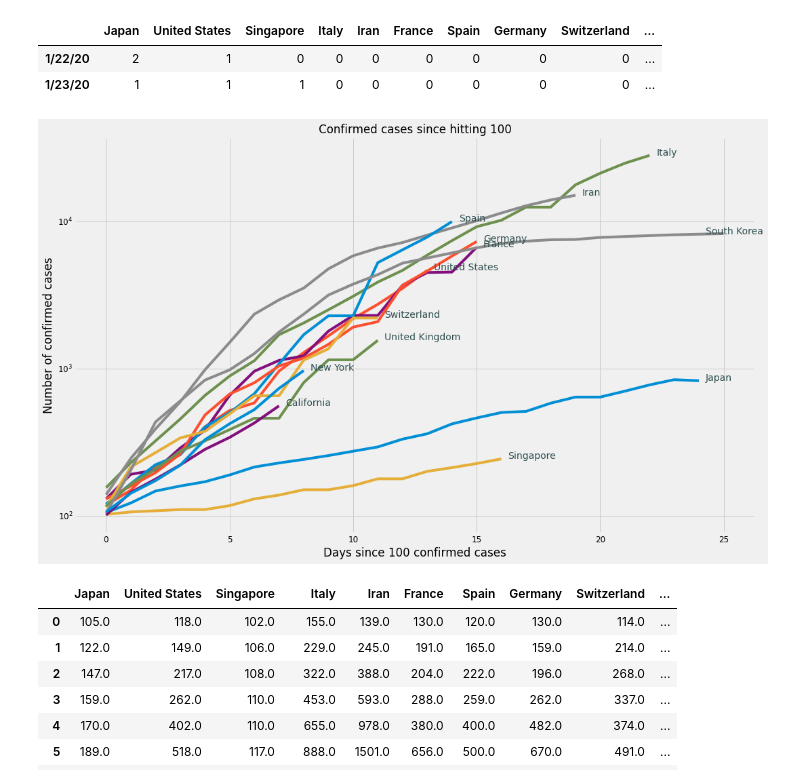
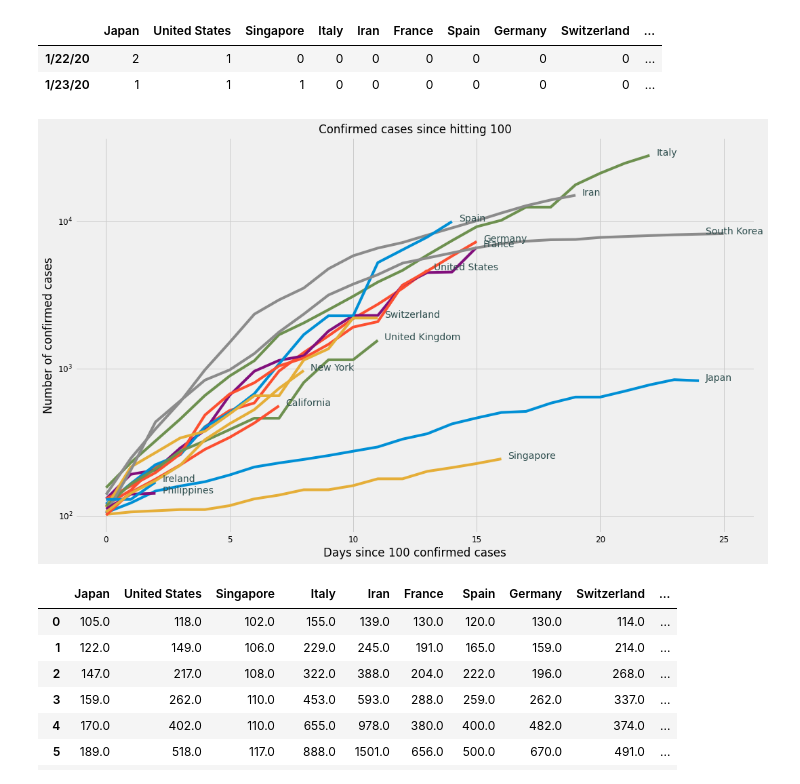
Before and after one commit to dyoung418/COVID-19, a Jupyter notebook: covid_california_analysis.ipynb, the cells around one changed output. Saved outputs shown, nothing was run; the diff lists cells and outputs as text; code cells hidden in the pictures.

```diff
--- a/covid_california_analysis.ipynb
+++ b/covid_california_analysis.ipynb
@@ -84,10 +104,13 @@ newdf = pd.DataFrame(index = df.index,
                          'Switzerland': df.loc[:, idx['Switzerland',:]].sum(axis=1),
                          'United Kingdom': df.loc[:, idx['United Kingdom',:]].sum(axis=1),
                          'South Korea': df.loc[:, idx['Korea, South',:]].sum(axis=1),
+                         'Taiwan': df.loc[:, idx['Taiwan*',:]].sum(axis=1),
+                         'Philippines': df.loc[:, idx['Philippines',:]].sum(axis=1),
+                         'Ireland': df.loc[:, idx['Ireland',:]].sum(axis=1),
                          'California': cal_merged,
                          'New York': ny_merged,
-                         #'Utah': df.loc[:, idx[:,'Utah']].sum(axis=1),
-                         #'Hawaii': df.loc[:, idx[:,'Hawaii']].sum(axis=1),
+                         'Utah': df.loc[:, idx[:,'Utah']].sum(axis=1),
+                         'Hawaii': df.loc[:, idx[:,'Hawaii']].sum(axis=1),
                      }
 
 )
@@ -104,50 +127,46 @@ newdf.head(2)
 | 1/22/20 | 2 | 1 | 0 | 0 | 0 | 0 | 0 | 0 | 0 | ... |
 | 1/23/20 | 1 | 1 | 1 | 0 | 0 | 0 | 0 | 0 | 0 | ... |
 # %%
-daysSince = 100
+threshold = 100
 daysSince100 = pd.DataFrame(index=range(0,len(newdf.index)))
 for location in newdf.columns:
-    # create list of data once above 'daysSince'
+    # create list of data once above 'threshold'
     tempList = [newdf.loc[date, location]
                               for date in newdf[location].index
-                              if newdf.loc[date, location] > daysSince]
+                              if newdf.loc[date, location] > threshold]
+    if (not tempList) or (tempList[-1] <= threshold):
+        continue
     # put that list in another list that has NaN's buffered out to length of the DataFrame
     tempListFilled = list()
     for index, _ in enumerate(daysSince100.index):
         if index < len(tempList):
             tempListFilled.append(tempList[index])
         else:
             tempListFilled.append(np.NaN)
     # add the buffered list to the dataframe as a new column
     daysSince100[location] = tempListFilled
-params = {'axes.titlesize':'48',
-          'xtick.labelsize':'12',
-          'ytick.labelsize':'12',
-          'figure.figsize': (16,10),
-         }
-#plt.rcParams['figure.figsize'] = 32, 20
-plt.rcParams.update(params)
+
 daysSince100 = daysSince100.dropna(axis=0, how='all')
 ax = daysSince100.plot(logy=True, legend=False)
 #ax.set_yscale('log', basey=2)
-ax.set_title('Confirmed cases since hitting {}'.format(daysSince), fontsize='large')
+ax.set_title('Confirmed cases since hitting {}'.format(threshold), fontsize='large')
 ax.set_xlabel('Days since 100 confirmed cases', fontsize='large')
 ax.set_ylabel('Number of confirmed cases', fontsize='large')
 
-for location in newdf.columns:
+for location in daysSince100.columns:
     previous = 100
     for xdays, datapoint in enumerate(daysSince100[location]):
         if pd.isnull(datapoint) or (xdays == len(daysSince100[location])-1):
             ax.annotate(location, (xdays-1, previous),
                         xytext=(10,0),
                         textcoords='offset pixels',
                         family='sans-serif', fontsize=14, color='darkslategrey')
             break
         else:
             previous = datapoint
 plt.show()
 # %% [output]
-[figure, old version]
+[figure, new version]
 # %%
 daysSince100
 # %% [output]
```
Also changed, not shown: parts of 2 cells of this notebook.
